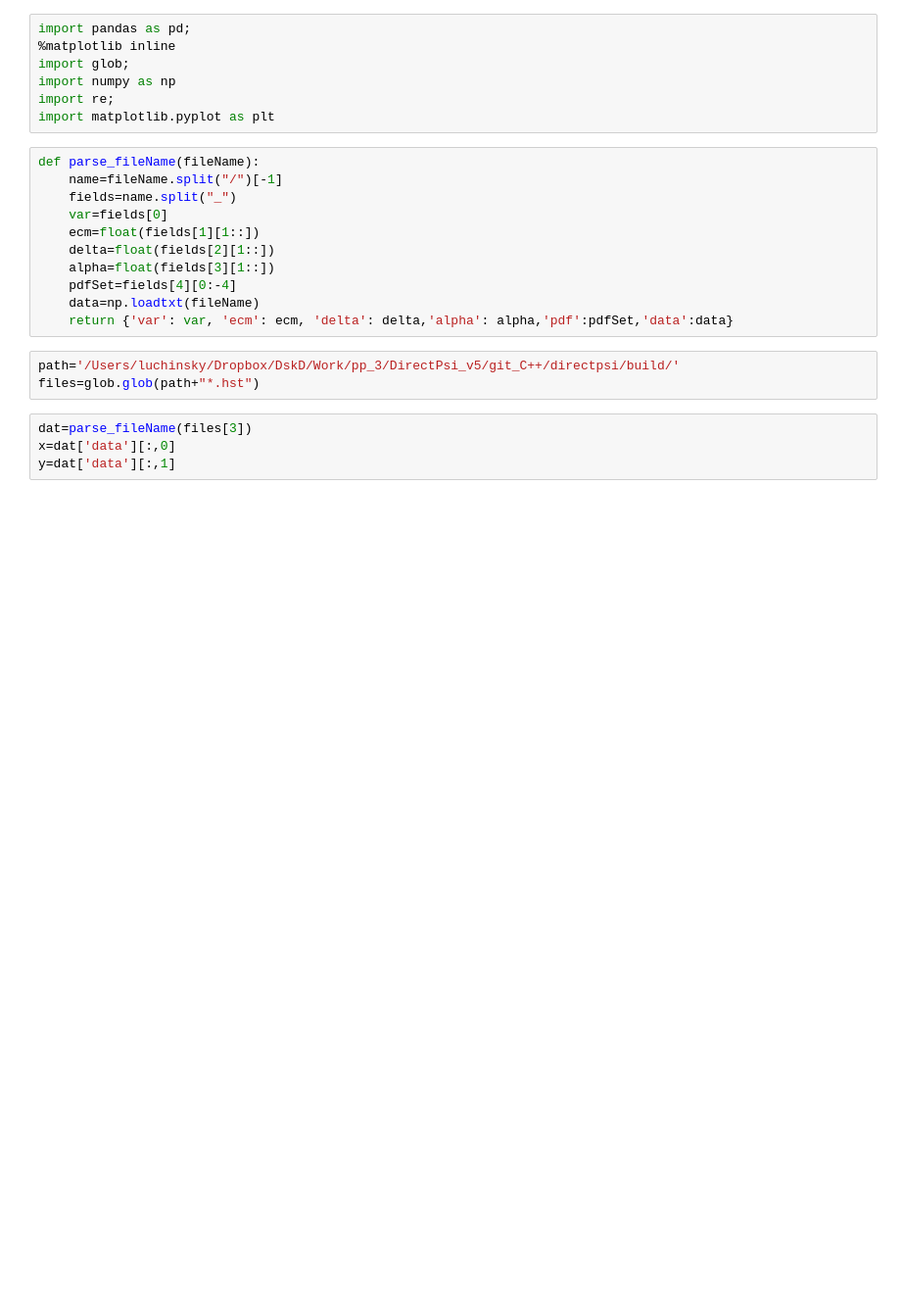
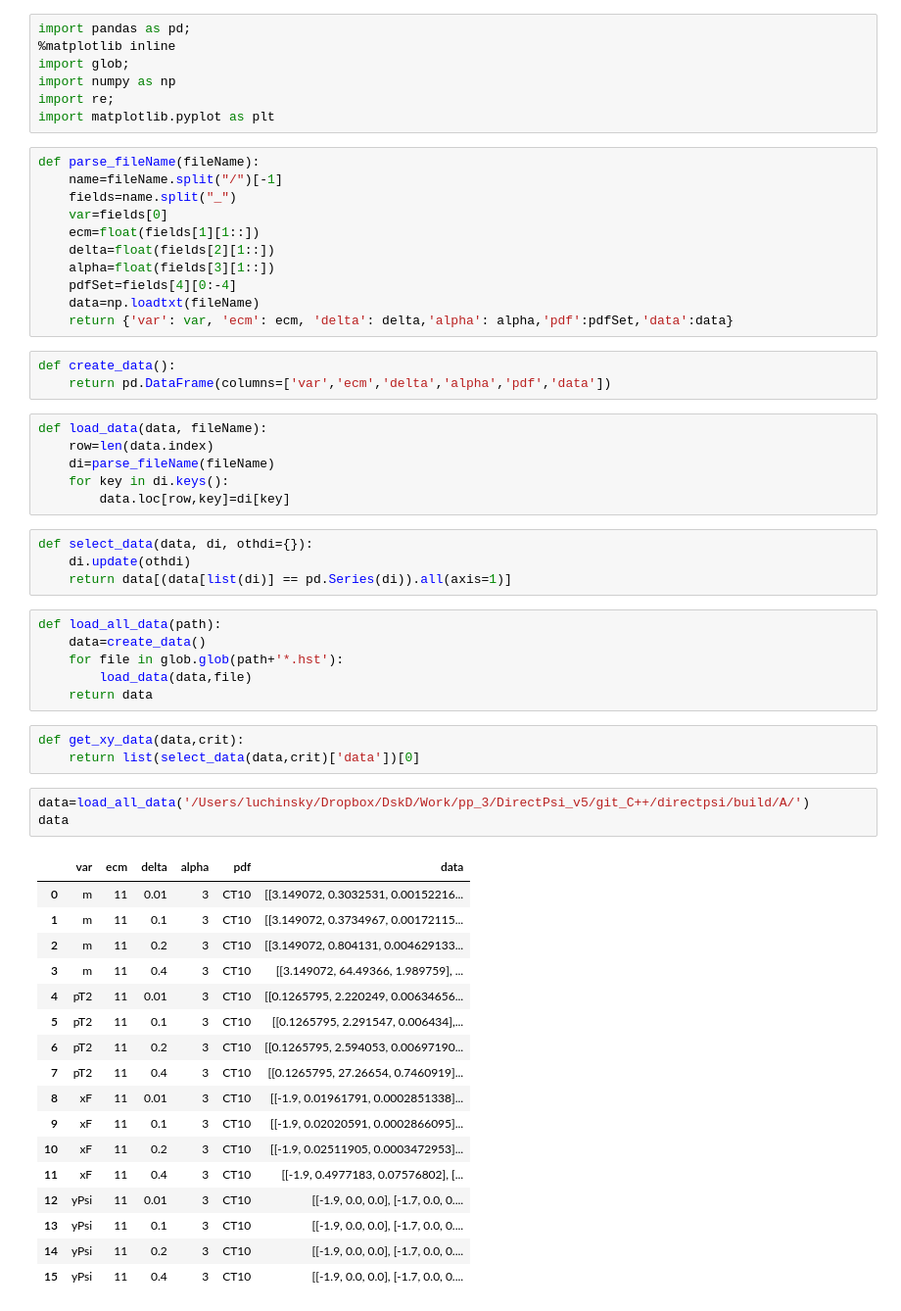
Before and after one commit to alexey-luchinsky/directpsi, a Jupyter notebook: figures/figures.ipynb, the cells around one changed output. Shown at 98% size. Cells and saved outputs as stored; diff of their text form; blank space fills up the shorter version.

```diff
--- a/figures/figures.ipynb
+++ b/figures/figures.ipynb
@@ -16,10 +16,46 @@ def parse_fileName(fileName):
     pdfSet=fields[4][0:-4]
     data=np.loadtxt(fileName)
     return {'var': var, 'ecm': ecm, 'delta': delta,'alpha': alpha,'pdf':pdfSet,'data':data}
+# %%
+def create_data():
+    return pd.DataFrame(columns=['var','ecm','delta','alpha','pdf','data'])
+# %%
+def load_data(data, fileName):
+    row=len(data.index)
+    di=parse_fileName(fileName)
+    for key in di.keys():
+        data.loc[row,key]=di[key]
+# %%
+def select_data(data, di, othdi={}):
+    di.update(othdi)
+    return data[(data[list(di)] == pd.Series(di)).all(axis=1)]
+# %%
+def load_all_data(path):
+    data=create_data()
+    for file in glob.glob(path+'*.hst'):
+        load_data(data,file)
+    return data
+# %%
+def get_xy_data(data,crit):
+    return list(select_data(data,crit)['data'])[0]
 # %%
-path='/Users/luchinsky/Dropbox/DskD/Work/pp_3/DirectPsi_v5/git_C++/directpsi/build/'
-files=glob.glob(path+"*.hst")
+data=load_all_data('/Users/luchinsky/Dropbox/DskD/Work/pp_3/DirectPsi_v5/git_C++/directpsi/build/A/')
+data
+# %% [output]
+|  | var | ecm | delta | alpha | pdf | data |
+| 0 | m | 11 | 0.01 | 3 | CT10 | [[3.149072, 0.3032531, 0.00152216... |
+| 1 | m | 11 | 0.1 | 3 | CT10 | [[3.149072, 0.3734967, 0.00172115... |
+| 2 | m | 11 | 0.2 | 3 | CT10 | [[3.149072, 0.804131, 0.004629133... |
+| 3 | m | 11 | 0.4 | 3 | CT10 | [[3.149072, 64.49366, 1.989759], ... |
+| 4 | pT2 | 11 | 0.01 | 3 | CT10 | [[0.1265795, 2.220249, 0.00634656... |
+| 5 | pT2 | 11 | 0.1 | 3 | CT10 | [[0.1265795, 2.291547, 0.006434],... |
+| 6 | pT2 | 11 | 0.2 | 3 | CT10 | [[0.1265795, 2.594053, 0.00697190... |
+| 7 | pT2 | 11 | 0.4 | 3 | CT10 | [[0.1265795, 27.26654, 0.7460919]... |
+| 8 | xF | 11 | 0.01 | 3 | CT10 | [[-1.9, 0.01961791, 0.0002851338]... |
+| 9 | xF | 11 | 0.1 | 3 | CT10 | [[-1.9, 0.02020591, 0.0002866095]... |
+| 10 | xF | 11 | 0.2 | 3 | CT10 | [[-1.9, 0.02511905, 0.0003472953]... |
+| 11 | xF | 11 | 0.4 | 3 | CT10 | [[-1.9, 0.4977183, 0.07576802], [... |
+| 12 | yPsi | 11 | 0.01 | 3 | CT10 | [[-1.9, 0.0, 0.0], [-1.7, 0.0, 0.... |
+| 13 | yPsi | 11 | 0.1 | 3 | CT10 | [[-1.9, 0.0, 0.0], [-1.7, 0.0, 0.... |
+| 14 | yPsi | 11 | 0.2 | 3 | CT10 | [[-1.9, 0.0, 0.0], [-1.7, 0.0, 0.... |
+| 15 | yPsi | 11 | 0.4 | 3 | CT10 | [[-1.9, 0.0, 0.0], [-1.7, 0.0, 0.... |
-# %%
-dat=parse_fileName(files[3])
-x=dat['data'][:,0]
-y=dat['data'][:,1]
```
Also changed, not shown: parts of 5 cells of this notebook, 1 other file.
